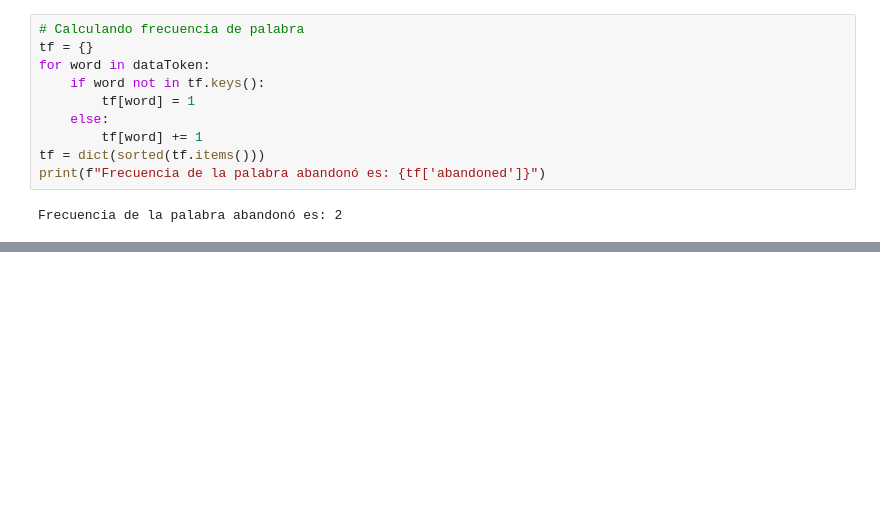
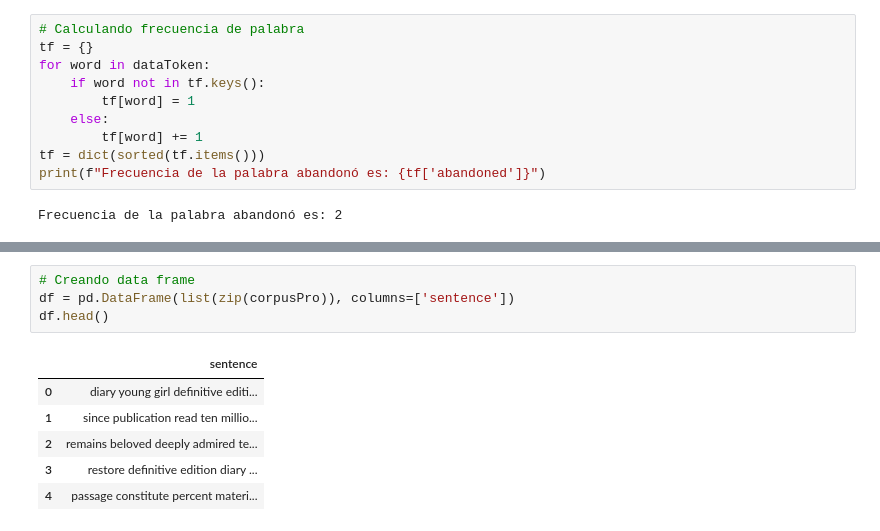
Before and after one commit to j220493/Word-Embedding, a Jupyter notebook: main.ipynb, the cells around one changed output, grey strips where cells are left out. Drawn from its saved outputs; the diff is of its cells as text; blank space fills up the shorter version.

```diff
--- a/main.ipynb
+++ b/main.ipynb
@@ -189,0 +199,11 @@ matrixz por documento
+# %%
+# Creando data frame
+df = pd.DataFrame(list(zip(corpusPro)), columns=['sentence'])
+df.head()
+# %% [output]
+|  | sentence |
+| 0 | diary young girl definitive editi... |
+| 1 | since publication read ten millio... |
+| 2 | remains beloved deeply admired te... |
+| 3 | restore definitive edition diary ... |
+| 4 | passage constitute percent materi... |
```
Also changed, not shown: parts of 4 cells of this notebook.
